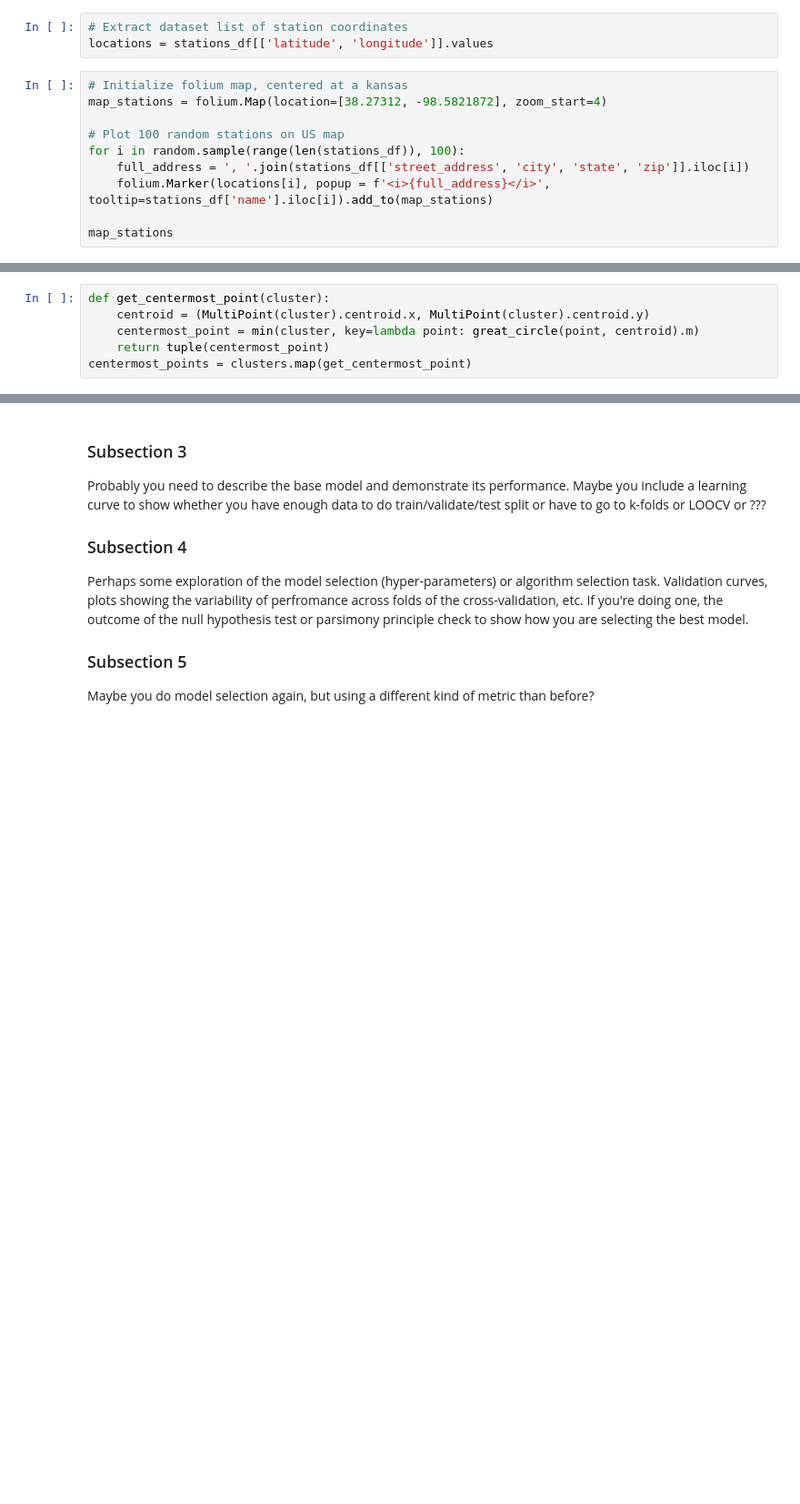
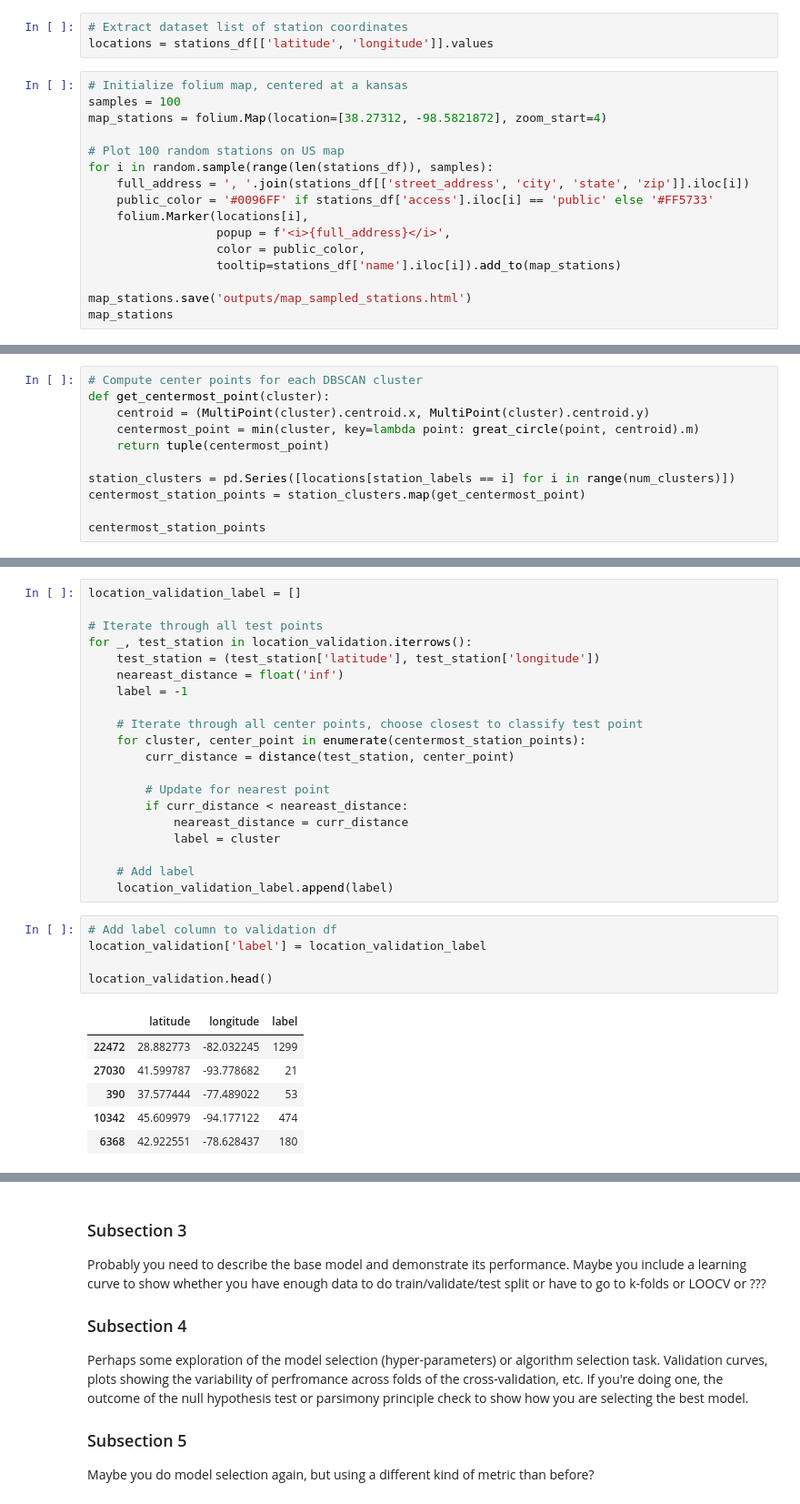
Before and after one commit to COGS118A/Group031-SP23, a Jupyter notebook: FinalProject_Group031-SP23.ipynb, the cells around one changed output, grey strips where cells are left out. Shown at 91% size. Saved outputs shown, nothing was run; the diff lists cells and outputs as text; blank space fills up the shorter version.

```diff
--- a/FinalProject_Group031-SP23.ipynb
+++ b/FinalProject_Group031-SP23.ipynb
@@ -219,13 +232,19 @@ Plot 100 random recorded US stations using `folium`.
 locations = stations_df[['latitude', 'longitude']].values
 # %%
 # Initialize folium map, centered at a kansas
+samples = 100
 map_stations = folium.Map(location=[38.27312, -98.5821872], zoom_start=4)
 
 # Plot 100 random stations on US map
-for i in random.sample(range(len(stations_df)), 100):
+for i in random.sample(range(len(stations_df)), samples):
     full_address = ', '.join(stations_df[['street_address', 'city', 'state', 'zip']].iloc[i])
-    folium.Marker(locations[i], popup = f'<i>{full_address}</i>', tooltip=stations_df['name'].iloc[i]).add_to(map_stations)
+    public_color = '#0096FF' if stations_df['access'].iloc[i] == 'public' else '#FF5733'
+    folium.Marker(locations[i],
+                  popup = f'<i>{full_address}</i>',
+                  color = public_color,
+                  tooltip=stations_df['name'].iloc[i]).add_to(map_stations)
 
+map_stations.save('outputs/map_sampled_stations.html')
 map_stations
 # %% [output]
 [interactive output not drawn]
@@ -256,6 +293,11 @@ Number of clusters: 2996
 # %%
+# Compute center points for each DBSCAN cluster
 def get_centermost_point(cluster):
     centroid = (MultiPoint(cluster).centroid.x, MultiPoint(cluster).centroid.y)
     centermost_point = min(cluster, key=lambda point: great_circle(point, centroid).m)
     return tuple(centermost_point)
-centermost_points = clusters.map(get_centermost_point)
+
+station_clusters = pd.Series([locations[station_labels == i] for i in range(num_clusters)])
+centermost_station_points = station_clusters.map(get_centermost_point)
+
+centermost_station_points
@@ -300 +321,33 @@ lst = centermost_points.tolist() # lst = [lat, lon]
+# %%
+location_validation_label = []
+
+# Iterate through all test points
+for _, test_station in location_validation.iterrows():
+    test_station = (test_station['latitude'], test_station['longitude'])
+    neareast_distance = float('inf')
+    label = -1
+
+    # Iterate through all center points, choose closest to classify test point
+    for cluster, center_point in enumerate(centermost_station_points):
+        curr_distance = distance(test_station, center_point)
+
+        # Update for nearest point
+        if curr_distance < neareast_distance:
+            neareast_distance = curr_distance
+            label = cluster
+
+    # Add label
+    location_validation_label.append(label)
+# %%
+# Add label column to validation df
+location_validation['label'] = location_validation_label
+
+location_validation.head()
+# %% [output]
+|  | latitude | longitude | label |
+| 22472 | 28.882773 | -82.032245 | 1299 |
+| 27030 | 41.599787 | -93.778682 | 21 |
+| 390 | 37.577444 | -77.489022 | 53 |
+| 10342 | 45.609979 | -94.177122 | 474 |
+| 6368 | 42.922551 | -78.628437 | 180 |
 # %%
```
Also changed, not shown: parts of 34 cells of this notebook, 5 other files.
